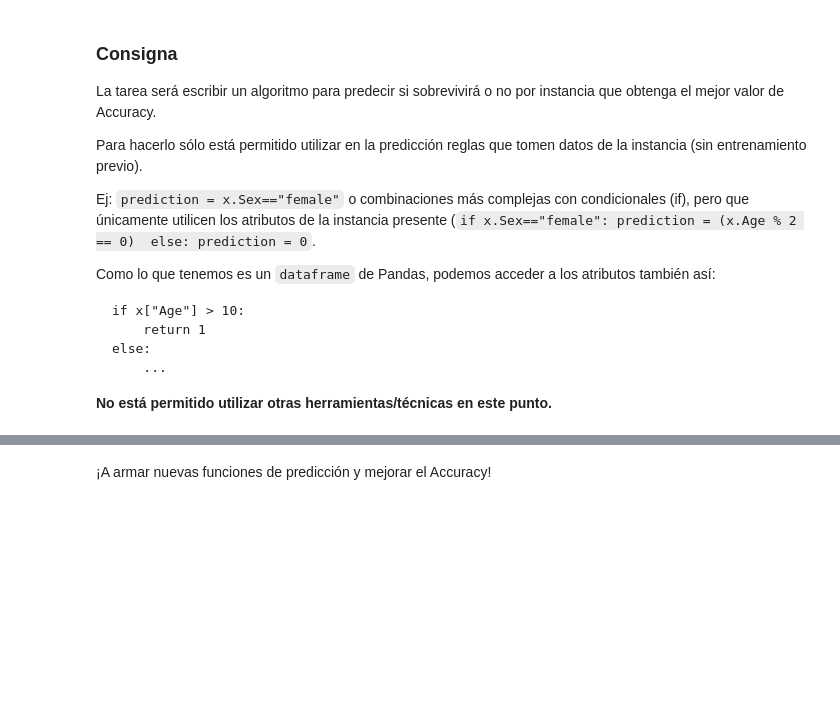
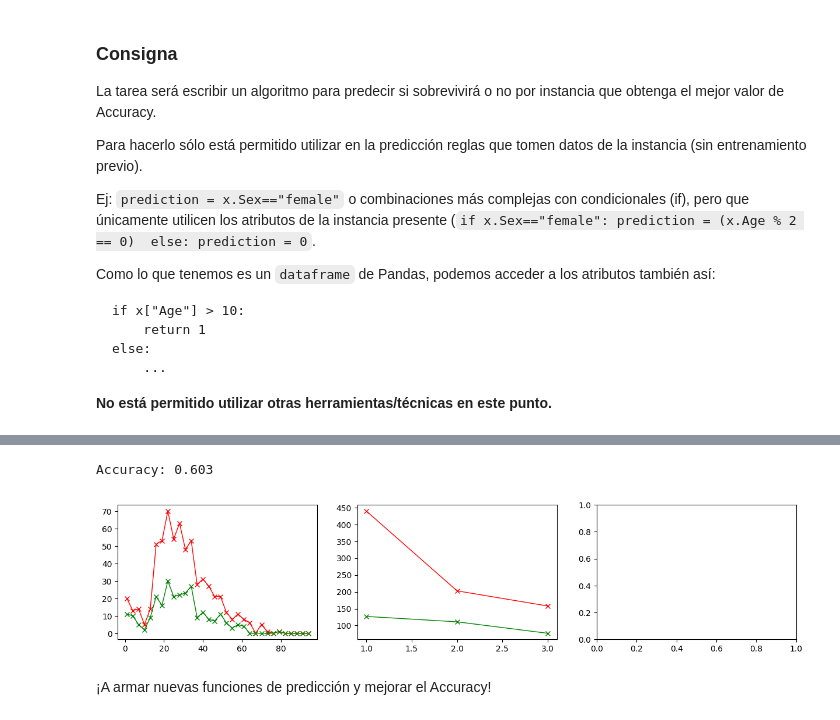
Before and after one commit to hrancati/aprendizajeAutomatico-material, a Jupyter notebook: notebooks/notebook_02_titanic-published.ipynb, the cells around one changed output, grey strips where cells are left out. Cells and saved outputs as stored; diff of their text form; code cells hidden in the pictures; blank space fills up the shorter version.

```diff
--- a/notebooks/notebook_02_titanic-published.ipynb
+++ b/notebooks/notebook_02_titanic-published.ipynb
@@ -203,2 +182,61 @@ Accuracy: 0.603
+# %%
+
+def predict_instance(x: pd.Series):
+    ## COMPLETAR. Modificar las siguientes líneas
+    # la variable prediction debe contener la etiqueta 0 o 1
+    # este será su algoritmo algoritmo para predecir si sobrevivirá o no por instancia.
+
+    # prediction = x.Sex == "female"  # accuracy : 0.782
+    #prediction = x.Pclass == 1  # accuracy : 0.67
+    prediction = x.Age > 70 # accuracy : 0.599
+    #prediction = x.Age < 65 # accuracy : 0.548
+
+    return prediction
+
+X["Survived"] = y
+sobrevivientes = X[X["Survived"] == 1]
+
+y_pred = predict(X)
+
+atributos = ["Pclass","Sex","Age","SibSp","Parch","Ticket","Fare","Cabin","Embarked"]
+
+
+# IMPRIMIMOS CADA ATRIBUTO
+#for index, name in enumerate(atributos):
+#    print(f"{name}:")
+#    display(sobrevivientes[name].describe())
+#    print(" ")
+
+#display(sobrevivientes.describe())
+
+fig, axes = plt.subplots(1, 3, figsize=(15, 3))
+todos = X
+
+canastosEdad = np.arange(1,100,3)
+contadoresEdadSobrevientes,canastosEdadSobrevientes = np.histogram(sobrevivientes["Age"],canastosEdad)
+contadoresEdadTodos,canastosEdadTodos = np.histogram(todos["Age"],canastosEdad)
+
+canastosClase = [1,2,3]
+contadoresClaseSobrevientes = sobrevivientes["Pclass"].value_counts()
+contadoresClaseTodos = todos["Pclass"].value_counts()
+
+canastosSexo = ["male","female"]
+contadoresSexo = sobrevivientes["Sex"].value_counts()
+
+axes[0].plot(canastosEdadTodos[:-1], contadoresEdadTodos, marker="x", color="red", linewidth=1)
+axes[0].plot(canastosEdadSobrevientes[:-1], contadoresEdadSobrevientes, marker="x", color="green", linewidth=1)
+#axes[0].plot(contadoresEdadSobrevientes[:-1], contadoresEdad, marker="x", color="red", linewidth=1)
+axes[1].plot(canastosClase, contadoresClaseTodos, marker="x", color="red", linewidth=1)
+axes[1].plot(canastosClase, contadoresClaseSobrevientes, marker="x", color="green", linewidth=1)
+
+# tasa de superviviencia aprox. 1era : 1/5 , 2da : 1/3 , 3ra: 1/10  : si es 3ra -> NO , si es
+#axes[2].plot(canastosSexo, contadoresSexo, marker="x", color="red", linewidth=1)
+
+#display(sobrevivientes["Sex"])
+
+print(f"Accuracy: {round(accuracy(y_pred, y), 3)}")
+# %% [output]
+Accuracy: 0.603
+[figure, added]
 # %% [markdown]
 ¡A armar nuevas funciones de predicción y mejorar el Accuracy!
```
Also changed, not shown: parts of 2 cells of this notebook.
